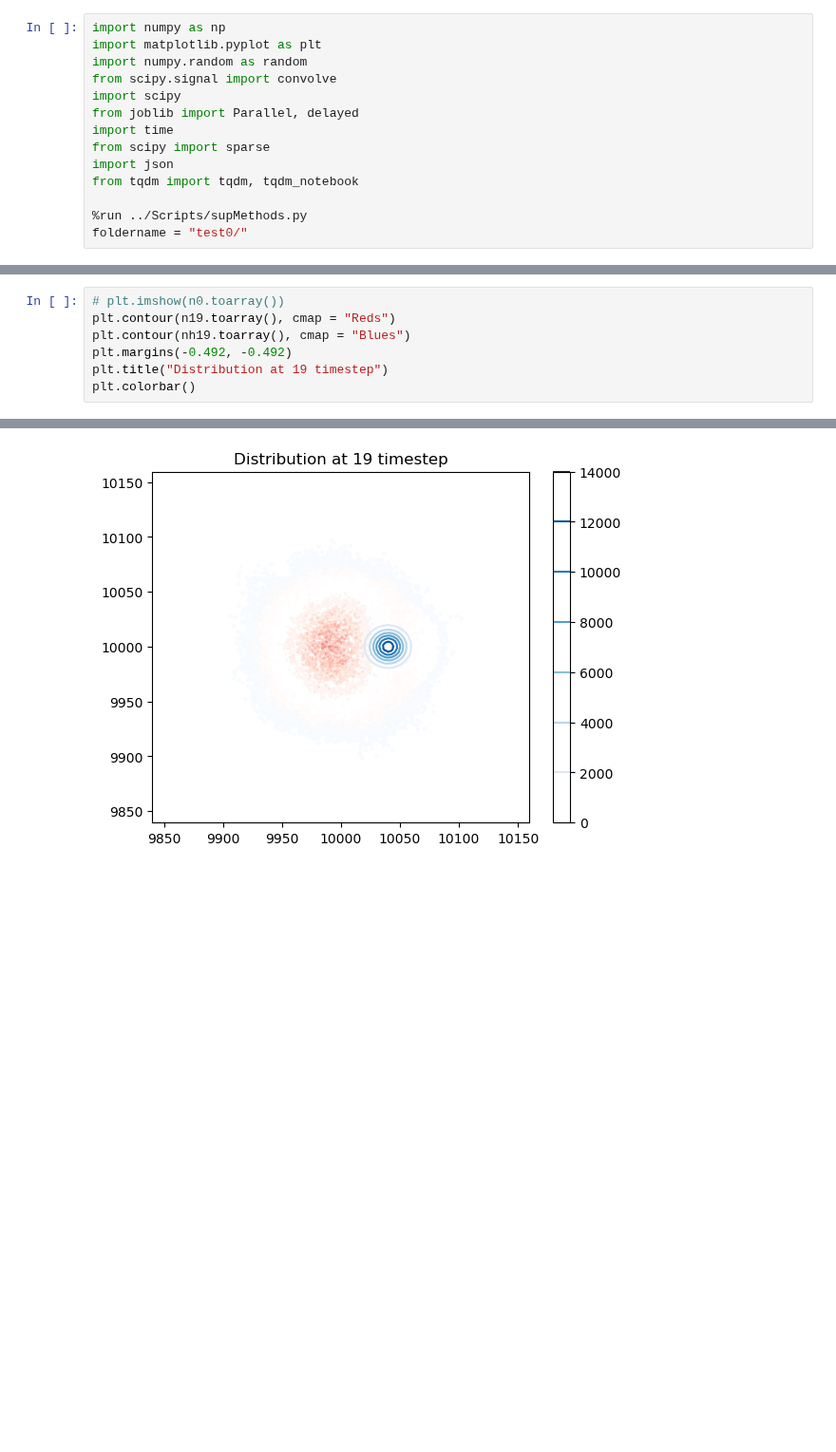
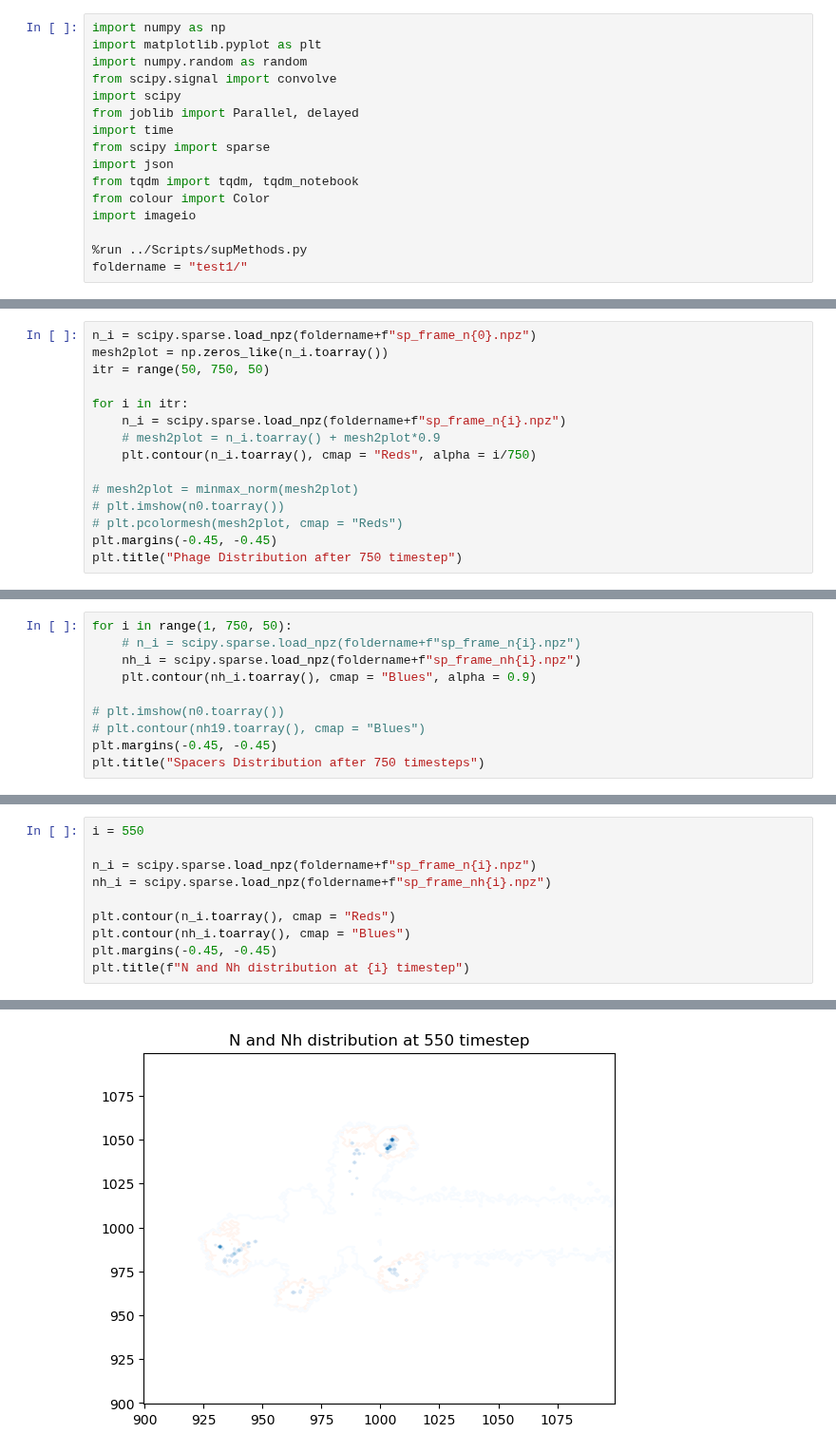
Before and after one commit to zhizhang1445/CRISPR_Sim, a Jupyter notebook: Analysis/analysis.ipynb, the cells around one changed output, grey strips where cells are left out. Shown at 95% size. Drawn from its saved outputs; the diff is of its cells as text; blank space fills up the shorter version.

```diff
--- a/Analysis/analysis.ipynb
+++ b/Analysis/analysis.ipynb
@@ -9,7 +9,9 @@ import time
 from scipy import sparse
 import json
 from tqdm import tqdm, tqdm_notebook
+from colour import Color
+import imageio
 
 %run ../Scripts/supMethods.py
-foldername = "test0/"
+foldername = "test1/"
 # %%
@@ -34,0 +56,15 @@ plt.colorbar()
+# %%
+n_i = scipy.sparse.load_npz(foldername+f"sp_frame_n{0}.npz")
+mesh2plot = np.zeros_like(n_i.toarray())
+itr = range(50, 750, 50)
+
+for i in itr:
+    n_i = scipy.sparse.load_npz(foldername+f"sp_frame_n{i}.npz")
+    # mesh2plot = n_i.toarray() + mesh2plot*0.9
+    plt.contour(n_i.toarray(), cmap = "Reds", alpha = i/750)
+
+# mesh2plot = minmax_norm(mesh2plot)
+# plt.imshow(n0.toarray())
+# plt.pcolormesh(mesh2plot, cmap = "Reds")
+plt.margins(-0.45, -0.45)
+plt.title("Phage Distribution after 750 timestep")
@@ -34,0 +74,10 @@ plt.colorbar()
+# %%
+for i in range(1, 750, 50):
+    # n_i = scipy.sparse.load_npz(foldername+f"sp_frame_n{i}.npz")
+    nh_i = scipy.sparse.load_npz(foldername+f"sp_frame_nh{i}.npz")
+    plt.contour(nh_i.toarray(), cmap = "Blues", alpha = 0.9)
+
+# plt.imshow(n0.toarray())
+# plt.contour(nh19.toarray(), cmap = "Blues")
+plt.margins(-0.45, -0.45)
+plt.title("Spacers Distribution after 750 timesteps")
@@ -35,8 +87,11 @@ plt.colorbar()
 # %%
-# plt.imshow(n0.toarray())
-plt.contour(n19.toarray(), cmap = "Reds")
-plt.contour(nh19.toarray(), cmap = "Blues")
-plt.margins(-0.492, -0.492)
-plt.title("Distribution at 19 timestep")
-plt.colorbar()
+i = 550
+
+n_i = scipy.sparse.load_npz(foldername+f"sp_frame_n{i}.npz")
+nh_i = scipy.sparse.load_npz(foldername+f"sp_frame_nh{i}.npz")
+
+plt.contour(n_i.toarray(), cmap = "Reds")
+plt.contour(nh_i.toarray(), cmap = "Blues")
+plt.margins(-0.45, -0.45)
+plt.title(f"N and Nh distribution at {i} timestep")
 # %% [output]
@@ -44 +99 @@ plt.colorbar()
-[figure, old version]
+[figure, new version]
```
Also changed, not shown: parts of 8 cells of this notebook, 3 other files.
